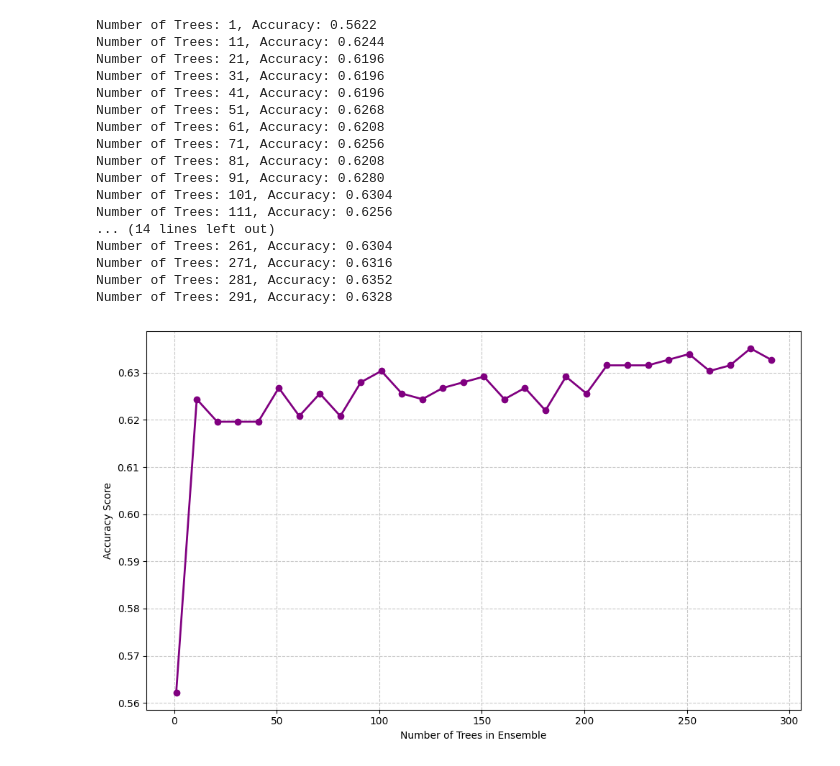
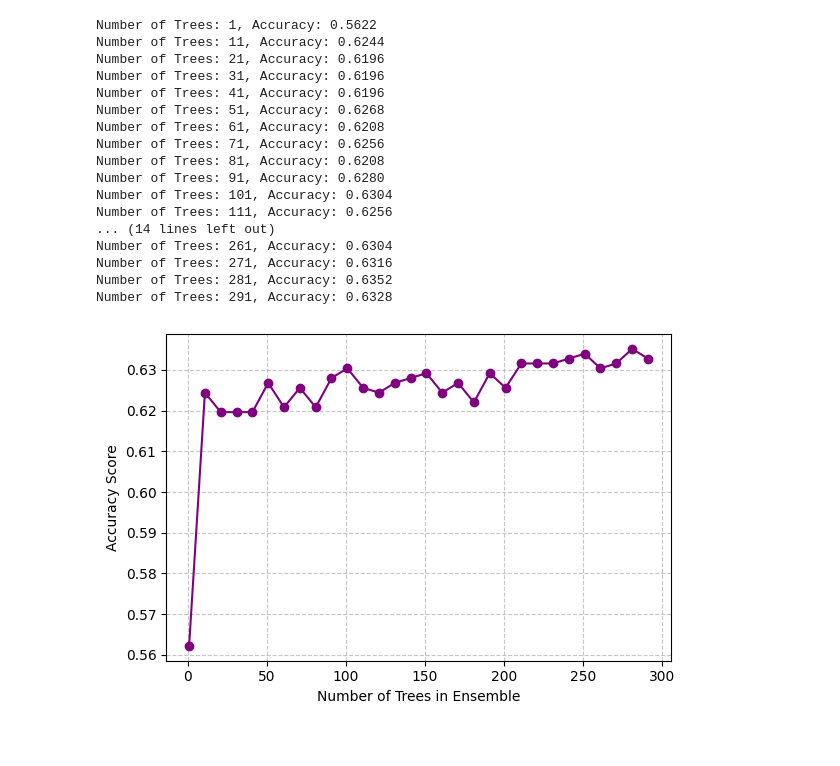
Before and after one commit to chenshulun458/NN_assignment3, a Jupyter notebook: notebooks/RQ4_random_forest.ipynb, the cells around one changed output. Saved outputs shown, nothing was run; the diff lists cells and outputs as text; code cells hidden in the pictures.

```diff
--- a/notebooks/RQ4_random_forest.ipynb
+++ b/notebooks/RQ4_random_forest.ipynb
@@ -44,34 +44,34 @@ def random_forest_performance(X, y, max_trees=1000, step=10):
         print(f"Number of Trees: {n_trees}, Accuracy: {accuracy:.4f}")
 
     # Plot the results
-    plt.figure(figsize=(10, 6))
-    plt.plot(n_trees_list, accuracies, marker='o', color='purple', linewidth=2)
+    plt.figure(figsize=(6, 4))
+    plt.plot(n_trees_list, accuracies, marker='o', color='purple')
     plt.xlabel("Number of Trees in Ensemble")
     plt.ylabel("Accuracy Score")
     plt.grid(True, linestyle="--", alpha=0.7)
     plt.tight_layout()
     plt.savefig("random_forest_performance.png", dpi=300)
     plt.show()
 
 if __name__ == '__main__':
     X, y = load_data('C:/Users/Admin/Desktop/NN_assignment3/data/abalone.csv')
     random_forest_performance(X, y, max_trees=300, step=10)
 # %% [output]
 Number of Trees: 1, Accuracy: 0.5622
 Number of Trees: 11, Accuracy: 0.6244
 Number of Trees: 21, Accuracy: 0.6196
 Number of Trees: 31, Accuracy: 0.6196
 Number of Trees: 41, Accuracy: 0.6196
 Number of Trees: 51, Accuracy: 0.6268
 Number of Trees: 61, Accuracy: 0.6208
 Number of Trees: 71, Accuracy: 0.6256
 Number of Trees: 81, Accuracy: 0.6208
 Number of Trees: 91, Accuracy: 0.6280
 Number of Trees: 101, Accuracy: 0.6304
 Number of Trees: 111, Accuracy: 0.6256
 ... (14 lines left out)
 Number of Trees: 261, Accuracy: 0.6304
 Number of Trees: 271, Accuracy: 0.6316
 Number of Trees: 281, Accuracy: 0.6352
 Number of Trees: 291, Accuracy: 0.6328
-[figure, old version]
+[figure, new version]
```
Also changed, not shown: 17 other files.
